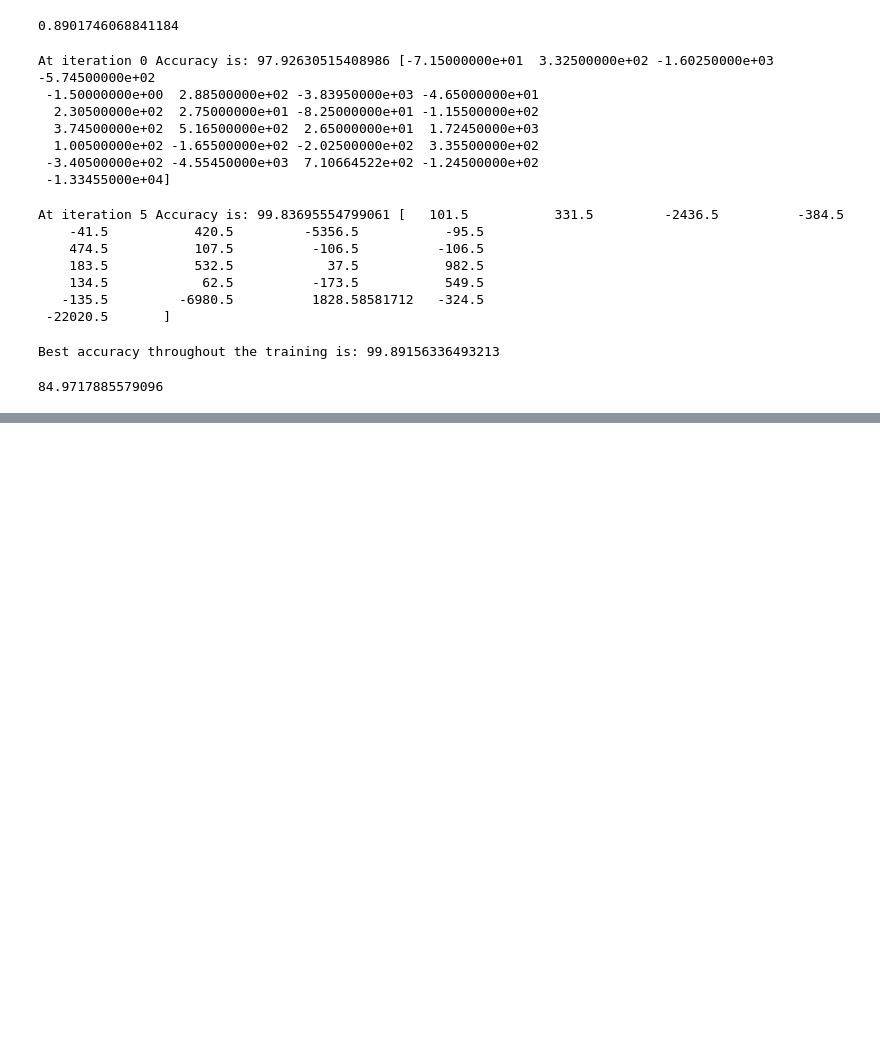
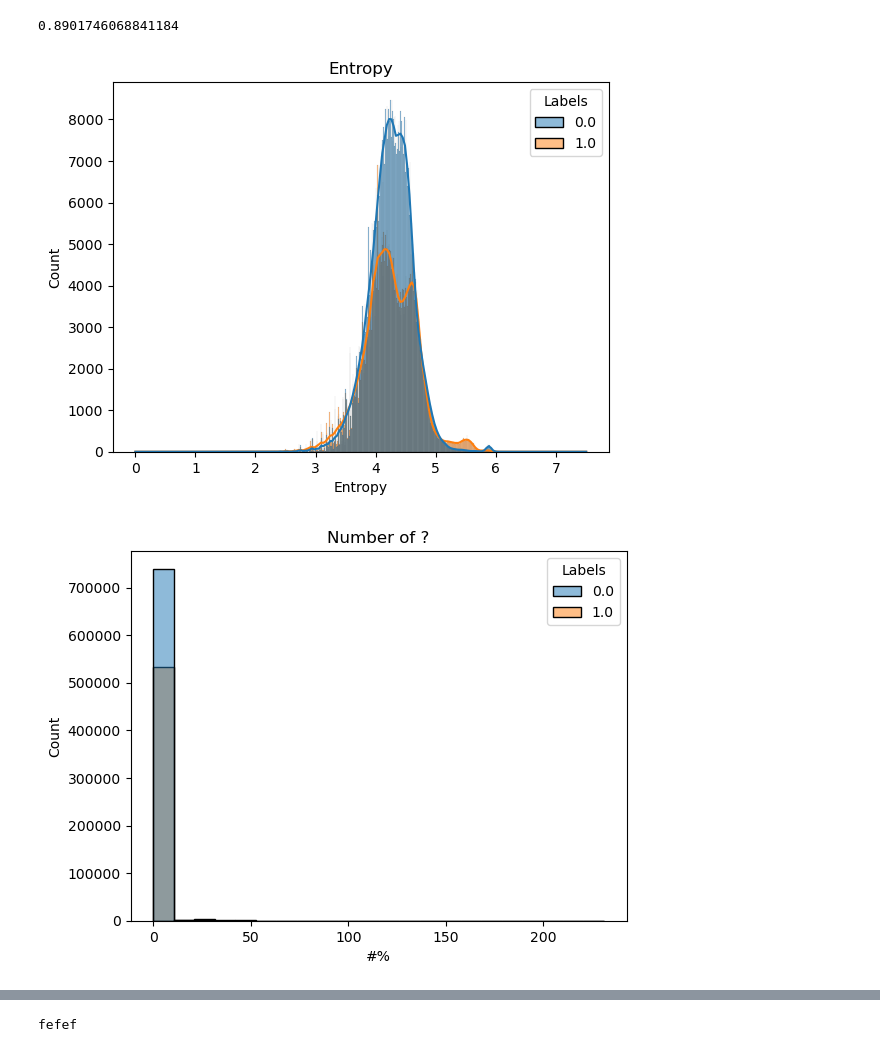
Before and after one commit to TerryakiSauce/ML704-project, a Jupyter notebook: MLnew(2)(1).ipynb, the cells around one changed output, grey strips where cells are left out. Cells and saved outputs as stored; diff of their text form; code cells hidden in the pictures; blank space fills up the shorter version.

```diff
--- a/MLnew(2)(1).ipynb
+++ b/MLnew(2)(1).ipynb
@@ -330,30 +303,35 @@ def train_single_sample(a,y,n_iterations,lr,variable_lr):
-# %%
-weight_a = [0.5 for i in range(25)]
-elaaa = df_analysis_ver2.to_numpy()
-x_ver3 = np.array([[1, x[0], x[1], *x[3:25]] if x[24] == 0.0 else [-1, -x[0], -x[1], *(-x[3:25])] for x in elaaa])
-model_0 = train_single_sample(np.array(weight_a),x_ver3,10,1,True)
-# %% [output]
-At iteration 0 Accuracy is: 97.92630515408986 [-7.15000000e+01  3.32500000e+02 -1.60250000e+03 -5.74500000e+02
- -1.50000000e+00  2.88500000e+02 -3.83950000e+03 -4.65000000e+01
-  2.30500000e+02  2.75000000e+01 -8.25000000e+01 -1.15500000e+02
-  3.74500000e+02  5.16500000e+02  2.65000000e+01  1.72450000e+03
-  1.00500000e+02 -1.65500000e+02 -2.02500000e+02  3.35500000e+02
- -3.40500000e+02 -4.55450000e+03  7.10664522e+02 -1.24500000e+02
- -1.33455000e+04]
-At iteration 5 Accuracy is: 99.83695554799061 [   101.5           331.5         -2436.5          -384.5
-    -41.5           420.5         -5356.5           -95.5
-    474.5           107.5          -106.5          -106.5
-    183.5           532.5            37.5           982.5
-    134.5            62.5          -173.5           549.5
-   -135.5         -6980.5          1828.58581712   -324.5
- -22020.5       ]
-Best accuracy throughout the training is: 99.89156336493213
-# %%
-acc = 0
-for i in range(len(x_ver3)):
-    p = np.dot(model_0[0],x_ver3[i])
-    if (p > 0 and y[i] == 1) or (p<= 0 and y[i] == 0):
-        acc+=1
-print(100*acc/len(x_ver3))
-# %% [output]
-84.9717885579096
+# %%
+sns.histplot(data=df_analysis_ver2, x="Entropy",kde=True,hue="Labels", log_scale=False)
+plt.title("Entropy")
+plt.show()
+
+sns.histplot(data=df_analysis_ver2, x="#%",hue="Labels",log_scale=False)
+plt.title("Number of ?")
+plt.show()
+
+
+sns.histplot(data=df_analysis_ver2, x="#Directories",hue="Labels",log_scale=True)
+plt.title("Number of directories")
+plt.show()
+
+sns.histplot(data=df_analysis_ver2, x="Path lenght",hue="Labels",log_scale=False)
+plt.title("Path lenght")
+plt.show()
+
+sns.histplot(data=df_analysis_ver2, x="#=",hue="Labels",log_scale=False)
+plt.title("Number of =")
+plt.show()
+
+
+sns.histplot(data=df_analysis_ver2, x="Is http", hue="Labels", palette={0: "green", 1: "red"})
+plt.title("Have HTTP")
+plt.legend(title='Labels', labels=['Label 0', 'Label 1'])
+plt.show()
+
+sns.histplot(data=df_analysis_ver2, x="Is shortened", hue="Labels", palette={0: "green", 1: "red"})
+plt.title("Is shortened")
+plt.legend(title='Labels', labels=['Label 0', 'Label 1'])
+plt.show()
+# %% [output]
+[figure, added]
+[figure, added]
@@ -359,0 +343,4 @@ print(100*acc/len(x_ver3))
+# %%
+print("fefef")
+# %% [output]
+fefef
```
Also changed, not shown: parts of 5 cells of this notebook.
